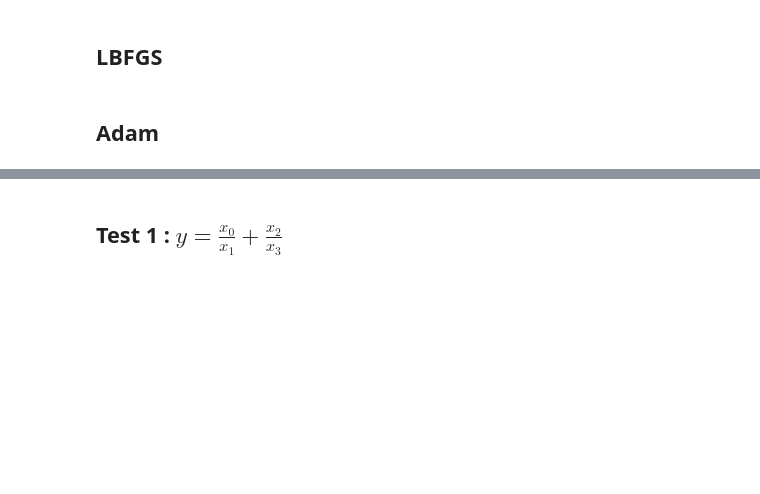
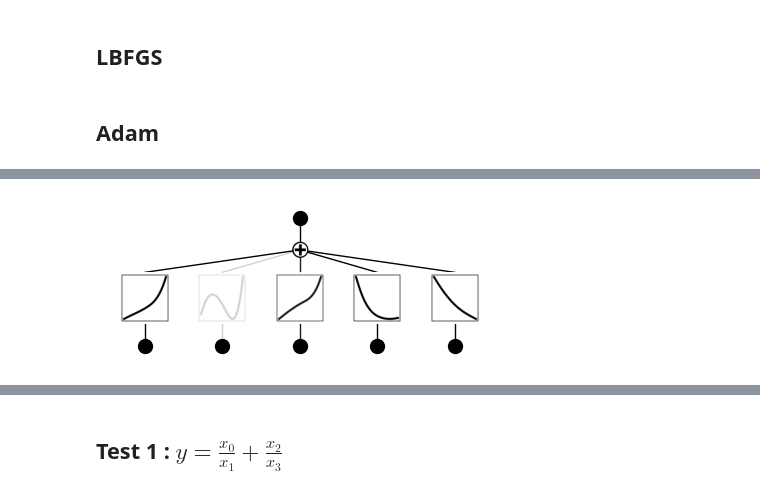
Before and after one commit to shdaig/NexusAriadne, a Jupyter notebook: kan_prod_group.ipynb, the cells around one changed output, grey strips where cells are left out. Drawn from its saved outputs; the diff is of its cells as text; code cells hidden in the pictures; blank space fills up the shorter version.

```diff
--- a/kan_prod_group.ipynb
+++ b/kan_prod_group.ipynb
@@ -512,0 +572,4 @@ def fit_model(model, dataset, lr=0.1, batch_size=512, epochs=1000, logits_requir
+# %%
+model.plot()
+# %% [output]
+[figure, added]
```
Also changed, not shown: parts of 22 cells of this notebook, 1 other file.
